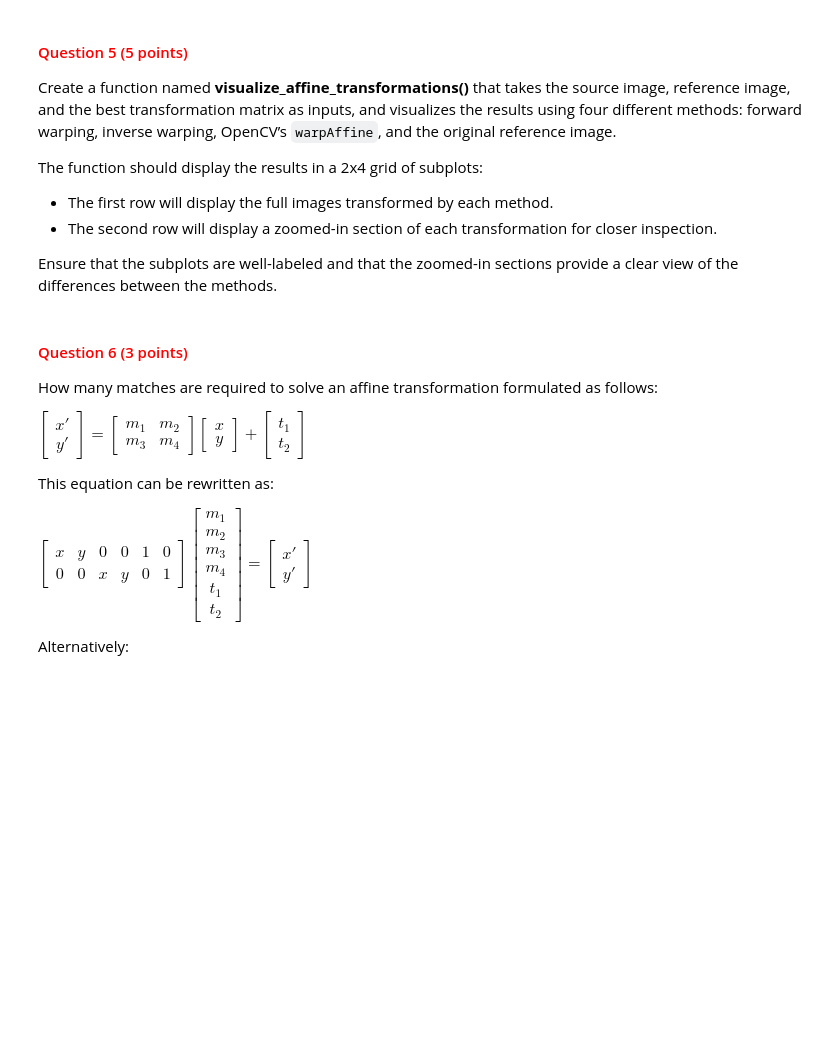
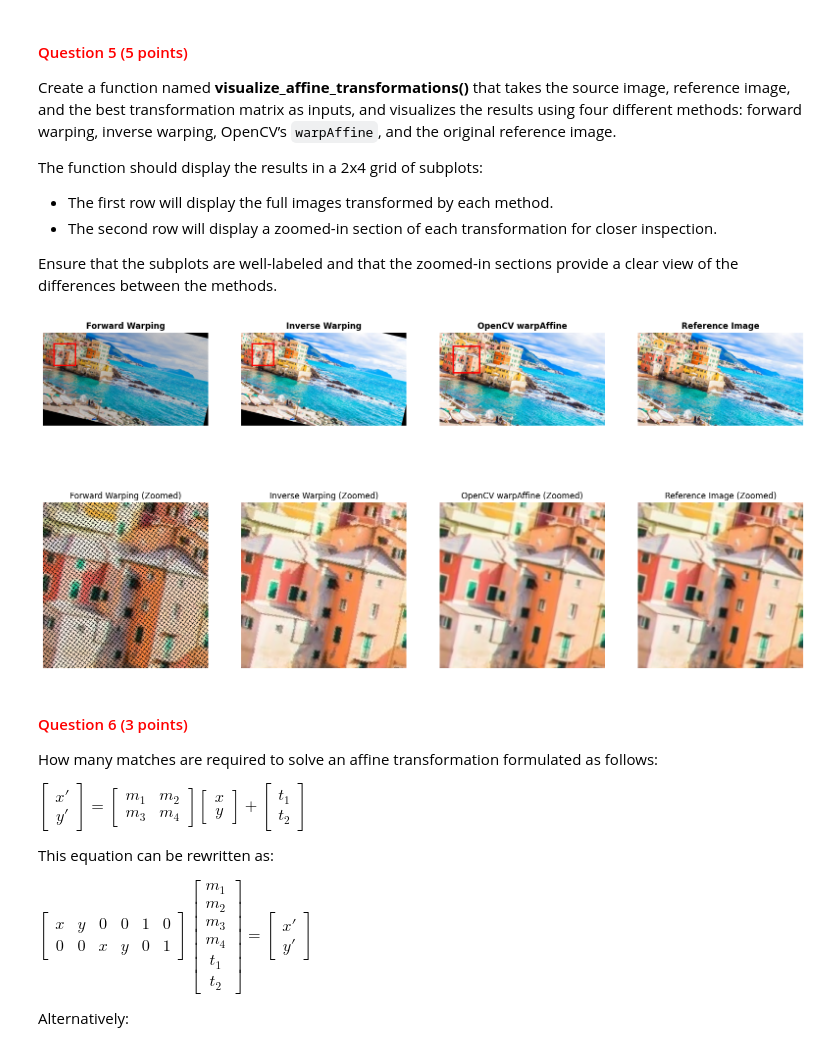
Before and after one commit to maybenzion97/cv1-lab-4, a Jupyter notebook: cv1-lab-4.ipynb, the cells around one changed output. Drawn from its saved outputs; the diff is of its cells as text; code cells hidden in the pictures; blank space fills up the shorter version.

```diff
--- a/cv1-lab-4.ipynb
+++ b/cv1-lab-4.ipynb
@@ -495,9 +617,11 @@ def visualize_affine_transformations(source_image, reference_image, transformati
 # %%
 num_iterations = 30
 num_points = 3
 threshold = 10
 
-# YOUR CODE HERE
+visualize_affine_transformations(image_1, image_2, best_transformation_matrix)
+# %% [output]
+[figure, added]
 # %% [markdown]
 <a id="question-6"></a>
 #### <font color='#FF0000'>Question 6 (3 points)</font>
```
Also changed, not shown: parts of 4 cells of this notebook.
